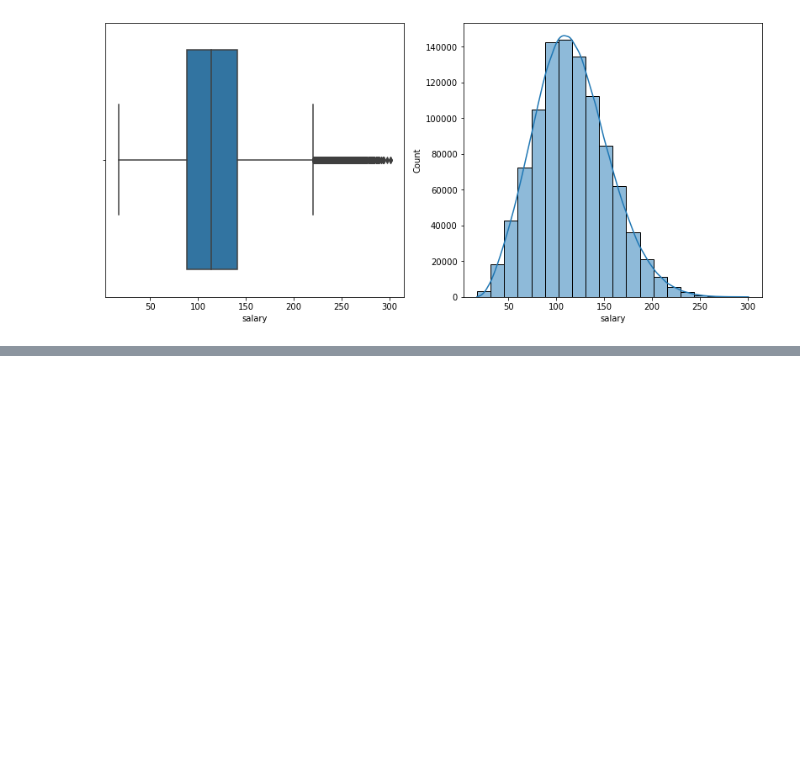
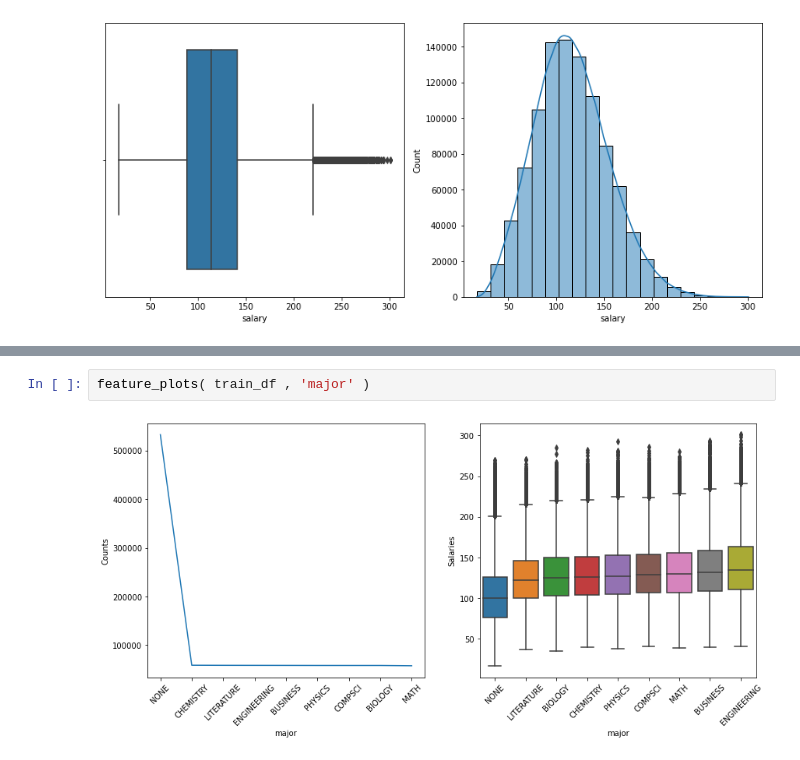
Before and after one commit to skylerbullard/salarypredictionportfolio, a Jupyter notebook: salarypredictionportfolio_define_discover.ipynb, the cells around one changed output, grey strips where cells are left out. Saved outputs shown, nothing was run; the diff lists cells and outputs as text; blank space fills up the shorter version.

```diff
--- a/salarypredictionportfolio_define_discover.ipynb
+++ b/salarypredictionportfolio_define_discover.ipynb
@@ -360,0 +367,4 @@ for column in numeric_cols:
+# %%
+feature_plots( train_df , 'major' )
+# %% [output]
+[figure, added]
```
Also changed, not shown: parts of 10 cells of this notebook.
